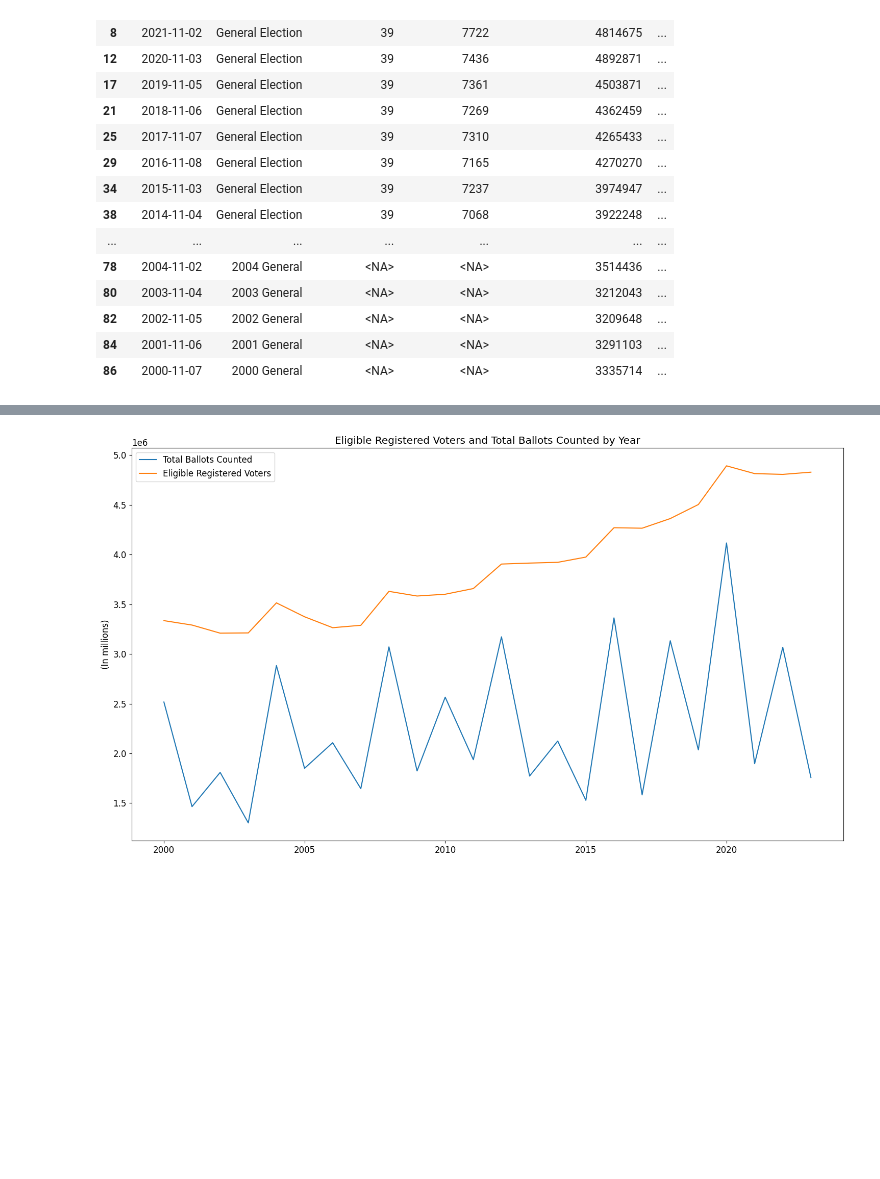
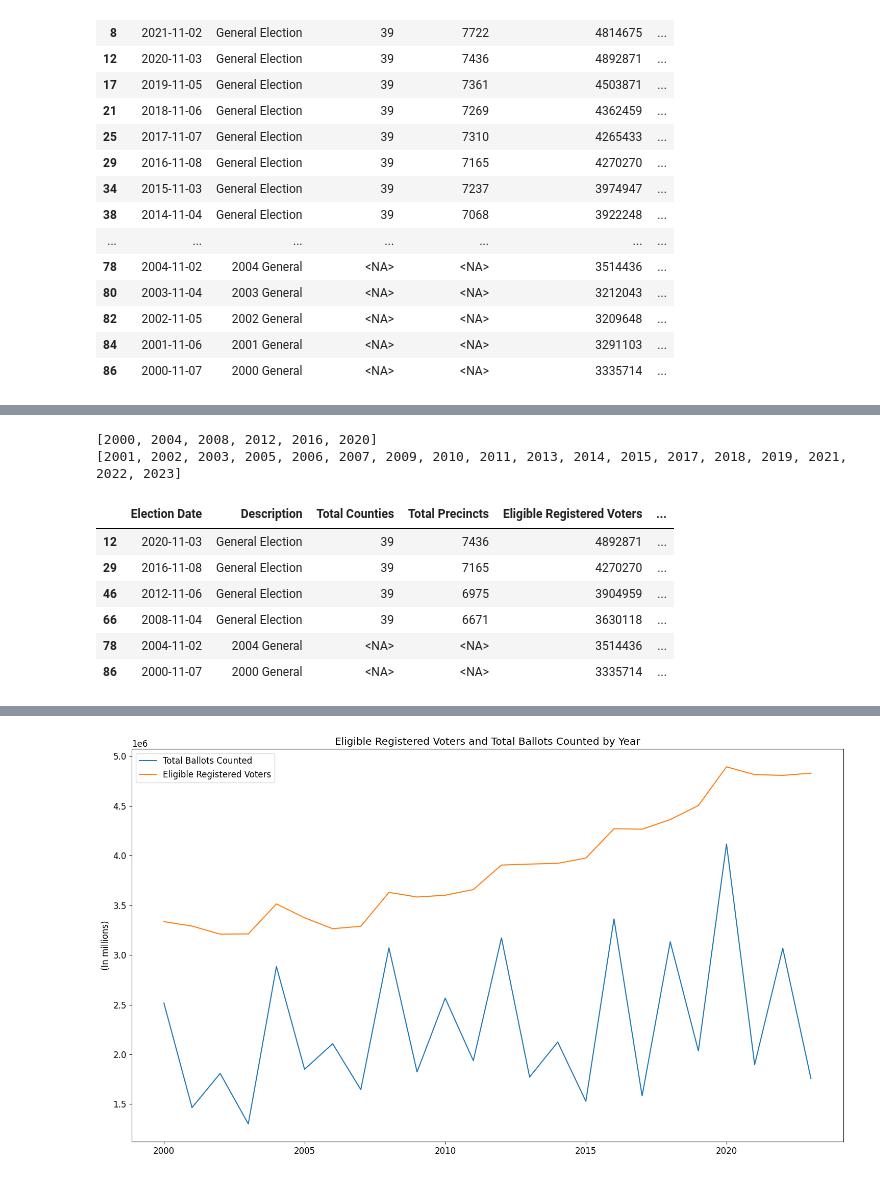
Before and after one commit to abeyp/mail_in_ballot_WA, a Jupyter notebook: voter_turnout.ipynb, the cells around one changed output, grey strips where cells are left out. Cells and saved outputs as stored; diff of their text form; code cells hidden in the pictures; blank space fills up the shorter version.

```diff
--- a/voter_turnout.ipynb
+++ b/voter_turnout.ipynb
@@ -120,0 +148,28 @@ df
+# %%
+on_years = []
+off_years = []
+for x in df['year']:
+    if x % 4 == 0:
+        on_years.append(x)
+    else:
+        off_years.append(x)
+
+on_years.sort()
+off_years.sort()
+
+print(on_years)
+print(off_years)
+# %% [output]
+[2000, 2004, 2008, 2012, 2016, 2020]
+[2001, 2002, 2003, 2005, 2006, 2007, 2009, 2010, 2011, 2013, 2014, 2015, 2017, 2018, 2019, 2021, 2022, 2023]
+# %%
+presidential_general_df = df.loc[df['year'].isin(on_years)]
+presidential_general_df
+# %% [output]
+|  | Election Date | Description | Total Counties | Total Precincts | Eligible Registered Voters | ... |
+| 12 | 2020-11-03 | General Election | 39 | 7436 | 4892871 | ... |
+| 29 | 2016-11-08 | General Election | 39 | 7165 | 4270270 | ... |
+| 46 | 2012-11-06 | General Election | 39 | 6975 | 3904959 | ... |
+| 66 | 2008-11-04 | General Election | 39 | 6671 | 3630118 | ... |
+| 78 | 2004-11-02 | 2004 General | <NA> | <NA> | 3514436 | ... |
+| 86 | 2000-11-07 | 2000 General | <NA> | <NA> | 3335714 | ... |
```
Also changed, not shown: parts of 13 cells of this notebook, 2 other files.
